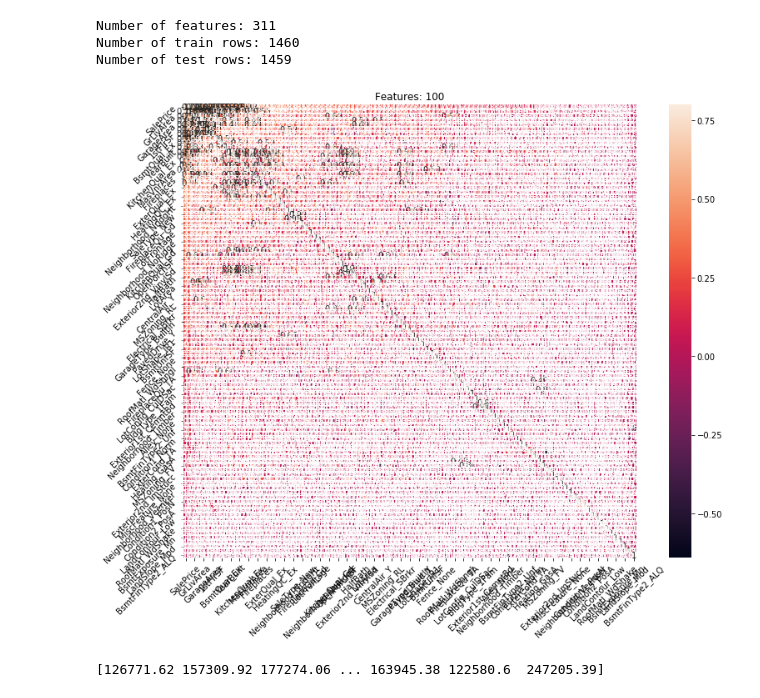
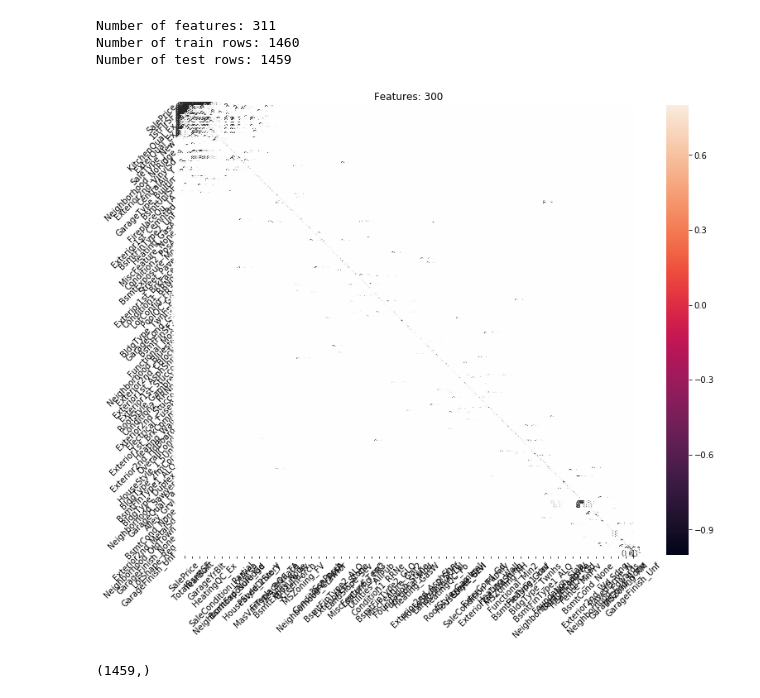
Before and after one commit to HJunyuan/cz4032-data-analytics, a Jupyter notebook: src/XGBoost_KaggleSubmission.ipynb, the cells around one changed output. Cells and saved outputs as stored; diff of their text form; code cells hidden in the pictures.

```diff
--- a/src/XGBoost_KaggleSubmission.ipynb
+++ b/src/XGBoost_KaggleSubmission.ipynb
@@ -132,27 +132,27 @@ def plotResults(ypred, k, rmsle_):
     plt.show()
 # %%
 ## Main Program
-features = [100] #5, 10, 25, 50, 75, 100, 150, 200, 250, 300
+features = [300] #5, 10, 25, 50, 75, 100, 150, 200, 250, 300
 
 for f in features:
     # Create the model
     xgbr = xgb.XGBRegressor(objective='reg:squarederror')
 
     cols = getCorrMat(f)
 
     # Use only top f correlated features
     trainX_ = trainX[cols[1:]]
     testX_ = testX[cols[1:]]
 
     # Train the model
     xgbr.fit(trainX_, trainY)
 
     # Evaluate with test dataset
 #     ypred, rmsle_ = evaluate(xgbr, trainX_, testX_)
 #     plotResults(ypred, f, rmsle_)
     prediction = xgbr.predict(testX_)
-    print(prediction)
+    print(prediction.shape)
 # %% [output]
-[figure, old version]
+[figure, new version]
-[126771.62 157309.92 177274.06 ... 163945.38 122580.6  247205.39]
+(1459,)
 # %%
```
Also changed, not shown: parts of 1 cell of this notebook, 8 other files.
